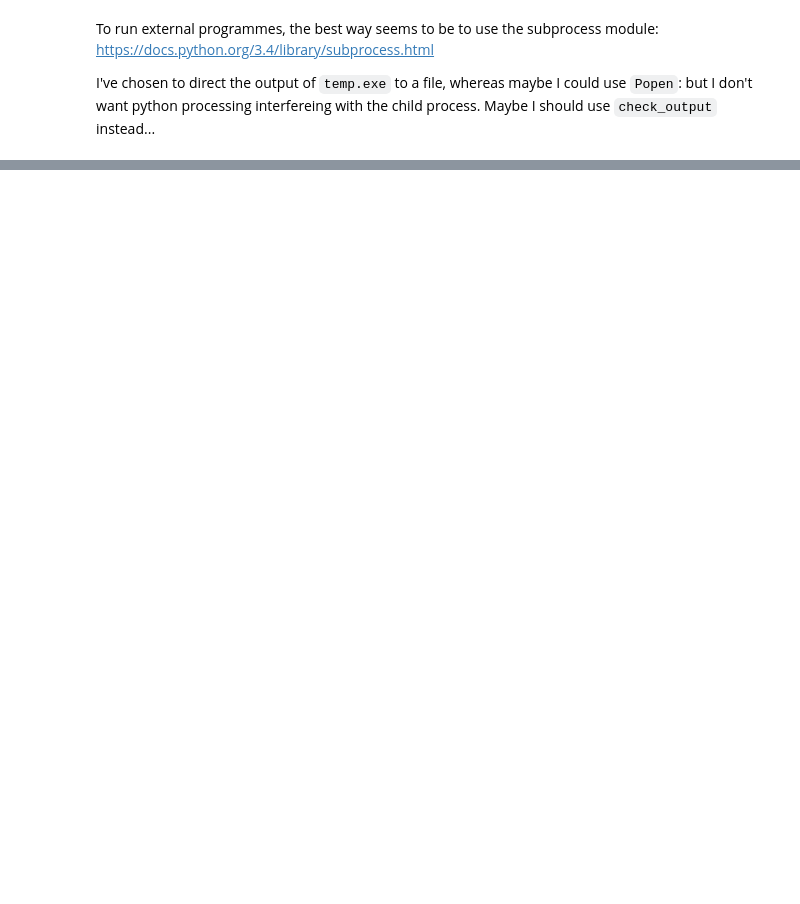
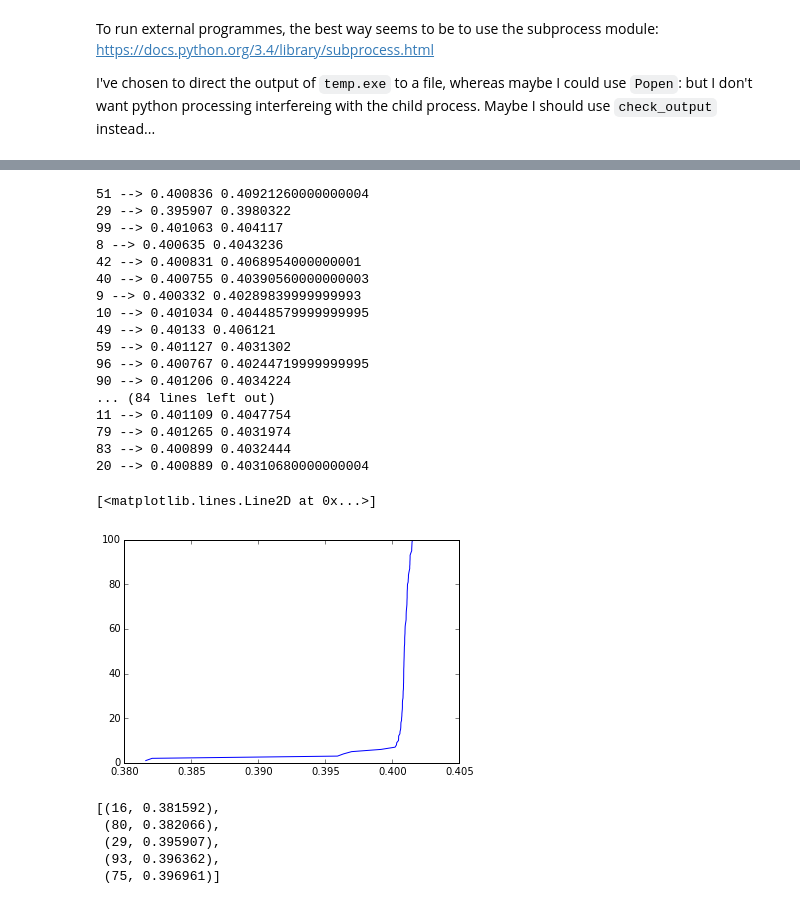
Before and after one commit to MatthewDaws/CPP_Learning, a Jupyter notebook: weirdness2/Run_with_nops.ipynb, the cells around one changed output, grey strips where cells are left out. Cells and saved outputs as stored; diff of their text form; code cells hidden in the pictures; blank space fills up the shorter version.

```diff
--- a/weirdness2/Run_with_nops.ipynb
+++ b/weirdness2/Run_with_nops.ipynb
@@ -83,0 +127,55 @@ for nops in range(30):
+# %%
+noplist = list( range(100) )
+import random
+random.shuffle(noplist)
+
+results = []
+
+for nops in noplist:
+    make_temp_asm_file(nops)
+    b,a = run_test()
+    print(nops,"-->",b,a)
+    results.append( (nops,b) )
+
+# Make ordered list
+import operator
+results.sort(key=operator.itemgetter(1)) # Sort on 2nd item of each tuple in list
+
+# Manual CDF plot
+xvalues = []
+yvalues = []
+count = 0
+for (nops,ti) in results:
+    xvalues.append(ti)
+    count += 1
+    yvalues.append(count)
+
+plt.plot(xvalues, yvalues)
+# %% [output]
+51 --> 0.400836 0.40921260000000004
+29 --> 0.395907 0.3980322
+99 --> 0.401063 0.404117
+8 --> 0.400635 0.4043236
+42 --> 0.400831 0.4068954000000001
+40 --> 0.400755 0.40390560000000003
+9 --> 0.400332 0.40289839999999993
+10 --> 0.401034 0.40448579999999995
+49 --> 0.40133 0.406121
+59 --> 0.401127 0.4031302
+96 --> 0.400767 0.40244719999999995
+90 --> 0.401206 0.4034224
+... (84 lines left out)
+11 --> 0.401109 0.4047754
+79 --> 0.401265 0.4031974
+83 --> 0.400899 0.4032444
+20 --> 0.400889 0.40310680000000004
+[<matplotlib.lines.Line2D at 0x...>]
+[figure, added]
+# %%
+results[0:5]
+# %% [output]
+[(16, 0.381592),
+ (80, 0.382066),
+ (29, 0.395907),
+ (93, 0.396362),
+ (75, 0.396961)]
```
Also changed, not shown: parts of 7 cells of this notebook, 5 other files.
